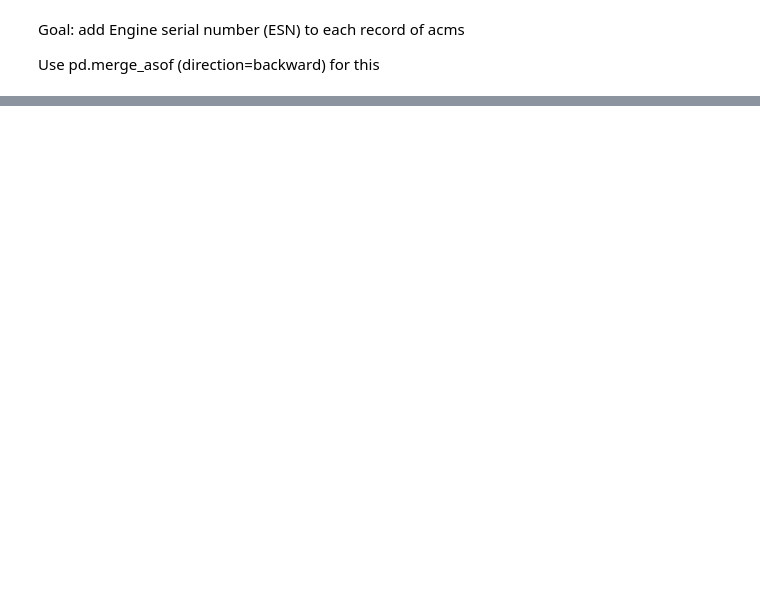
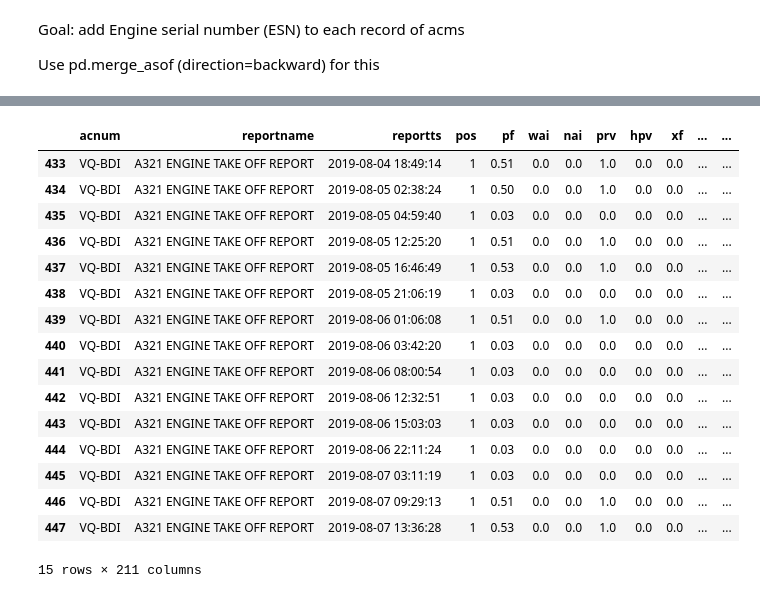
Before and after one commit to skeptlk/ecm, a Jupyter notebook: history_to_onwing.ipynb, the cells around one changed output, grey strips where cells are left out. Drawn from its saved outputs; the diff is of its cells as text; code cells hidden in the pictures; blank space fills up the shorter version.

```diff
--- a/history_to_onwing.ipynb
+++ b/history_to_onwing.ipynb
@@ -466,3 +455,24 @@ data.to_csv("export.csv", index=False)
+# %%
+eng = acms.query("esn == 'P770583' and reportts >= '2019-08-01' and reportts <= '2019-08-08'")
+eng[15:30]
+# %% [output]
+|  | acnum | reportname | reportts | pos | pf | wai | nai | prv | hpv | xf | ... | ... |
+| 433 | VQ-BDI | A321 ENGINE TAKE OFF REPORT | 2019-08-04 18:49:14 | 1 | 0.51 | 0.0 | 0.0 | 1.0 | 0.0 | 0.0 | ... | ... |
+| 434 | VQ-BDI | A321 ENGINE TAKE OFF REPORT | 2019-08-05 02:38:24 | 1 | 0.50 | 0.0 | 0.0 | 1.0 | 0.0 | 0.0 | ... | ... |
+| 435 | VQ-BDI | A321 ENGINE TAKE OFF REPORT | 2019-08-05 04:59:40 | 1 | 0.03 | 0.0 | 0.0 | 0.0 | 0.0 | 0.0 | ... | ... |
+| 436 | VQ-BDI | A321 ENGINE TAKE OFF REPORT | 2019-08-05 12:25:20 | 1 | 0.51 | 0.0 | 0.0 | 1.0 | 0.0 | 0.0 | ... | ... |
+| 437 | VQ-BDI | A321 ENGINE TAKE OFF REPORT | 2019-08-05 16:46:49 | 1 | 0.53 | 0.0 | 0.0 | 1.0 | 0.0 | 0.0 | ... | ... |
+| 438 | VQ-BDI | A321 ENGINE TAKE OFF REPORT | 2019-08-05 21:06:19 | 1 | 0.03 | 0.0 | 0.0 | 0.0 | 0.0 | 0.0 | ... | ... |
+| 439 | VQ-BDI | A321 ENGINE TAKE OFF REPORT | 2019-08-06 01:06:08 | 1 | 0.51 | 0.0 | 0.0 | 1.0 | 0.0 | 0.0 | ... | ... |
+| 440 | VQ-BDI | A321 ENGINE TAKE OFF REPORT | 2019-08-06 03:42:20 | 1 | 0.03 | 0.0 | 0.0 | 0.0 | 0.0 | 0.0 | ... | ... |
+| 441 | VQ-BDI | A321 ENGINE TAKE OFF REPORT | 2019-08-06 08:00:54 | 1 | 0.03 | 0.0 | 0.0 | 0.0 | 0.0 | 0.0 | ... | ... |
+| 442 | VQ-BDI | A321 ENGINE TAKE OFF REPORT | 2019-08-06 12:32:51 | 1 | 0.03 | 0.0 | 0.0 | 0.0 | 0.0 | 0.0 | ... | ... |
+| 443 | VQ-BDI | A321 ENGINE TAKE OFF REPORT | 2019-08-06 15:03:03 | 1 | 0.03 | 0.0 | 0.0 | 0.0 | 0.0 | 0.0 | ... | ... |
+| 444 | VQ-BDI | A321 ENGINE TAKE OFF REPORT | 2019-08-06 22:11:24 | 1 | 0.03 | 0.0 | 0.0 | 0.0 | 0.0 | 0.0 | ... | ... |
+| 445 | VQ-BDI | A321 ENGINE TAKE OFF REPORT | 2019-08-07 03:11:19 | 1 | 0.03 | 0.0 | 0.0 | 0.0 | 0.0 | 0.0 | ... | ... |
+| 446 | VQ-BDI | A321 ENGINE TAKE OFF REPORT | 2019-08-07 09:29:13 | 1 | 0.51 | 0.0 | 0.0 | 1.0 | 0.0 | 0.0 | ... | ... |
+| 447 | VQ-BDI | A321 ENGINE TAKE OFF REPORT | 2019-08-07 13:36:28 | 1 | 0.53 | 0.0 | 0.0 | 1.0 | 0.0 | 0.0 | ... | ... |
+15 rows × 211 columns
 # %%
 eng = acms.query("esn == 'P770583'").query(f"{x_param} > 0 and {y_param} > 0 and {theta_param} > -100")
 
```
Also changed, not shown: parts of 10 cells of this notebook.
